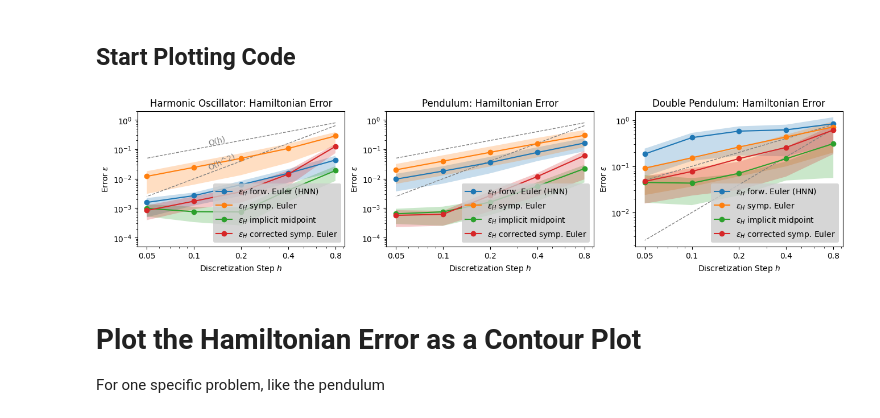
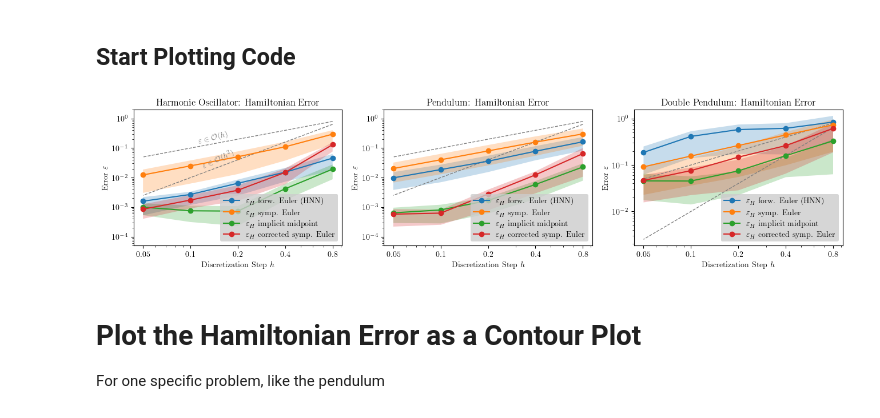
Before and after one commit to avinashkumar1987/symplectic-hnn, a Jupyter notebook: plot-hamiltonian-error.ipynb, the cells around one changed output. Saved outputs shown, nothing was run; the diff lists cells and outputs as text; code cells hidden in the pictures.

```diff
--- a/plot-hamiltonian-error.ipynb
+++ b/plot-hamiltonian-error.ipynb
@@ -72,15 +72,15 @@ def plot_herr(axes, args, legend_loc='lower right', annotate_slopes=False, clipy
         axes.set_ylim(.5e-4, 2)
 
     if annotate_slopes: # (fontsize=10)
-        axes.text(0.14, 0.14-0.02, 'O(h)',
-          color='grey', rotation=15, verticalalignment='bottom', horizontalalignment='center')
-        axes.text(0.15, 0.15**2-0.005, 'O(h^2)',
-          color='grey', rotation=25, verticalalignment='bottom', horizontalalignment='center')
+        # axes.text(0.14, 0.14-0.02, 'O(h)',
+        #   color='grey', rotation=15, verticalalignment='bottom', horizontalalignment='center')
+        # axes.text(0.15, 0.15**2-0.005, 'O(h^2)',
+        #   color='grey', rotation=25, verticalalignment='bottom', horizontalalignment='center')
 
-        # axes.text(0.14, 0.14-0.02, r'$\varepsilon \in \mathcal O(h)$',
-        #           color='grey', rotation=15, verticalalignment='bottom', horizontalalignment='center')
-        # axes.text(0.15, 0.15**2-0.005, r'$\varepsilon \in \mathcal O(h^2)$',
-        #           color='grey', rotation=25, verticalalignment='bottom', horizontalalignment='center')
+        axes.text(0.14, 0.14-0.02, r'$\varepsilon \in \mathcal O(h)$',
+                  color='grey', rotation=15, verticalalignment='bottom', horizontalalignment='center')
+        axes.text(0.15, 0.15**2-0.005, r'$\varepsilon \in \mathcal O(h^2)$',
+                  color='grey', rotation=25, verticalalignment='bottom', horizontalalignment='center')
 
     legend = axes.legend(loc=legend_loc)
     legend.get_frame().set_facecolor('0.8')  # fill the legend dark grey
@@ -123,28 +123,32 @@ default_args = get_args(lenient=True)
 # %%
 from visualize import print_method
 from visualize import print_name
+import matplotlib.pyplot as plt
+
+plt.rc('text', usetex=True)
+plt.rc('font', family='serif')
 
 
 golden_ratio = (5**.5 - 1) / 2
 # PLOT ALL TOGETHER
 fig, ((ax1, ax2, ax3)) = plt.subplots(1, 3, figsize=(16, 5*golden_ratio))
 fig.subplots_adjust(wspace=0.2, hspace=0.4)
 
 # plot_herr(ax1, default_args | {'name': 'spring'}, annotate_slopes=True, save_dir_prefix='/results/experiment-')
 # plot_herr(ax2, default_args | {'name': 'pendulum'}, save_dir_prefix='/results/experiment-')
 # plot_herr(ax3, default_args | {'name': 'double-pendulum'}, clipy=False, save_dir_prefix='/results/experiment-')
 
 plot_herr(ax1, default_args | {'name': 'spring'}, annotate_slopes=True, save_dir_prefix='/experiment-')
 plot_herr(ax2, default_args | {'name': 'pendulum'}, save_dir_prefix='/experiment-')
 plot_herr(ax3, default_args | {'name': 'double-pendulum'}, clipy=False, save_dir_prefix='/experiment-')
 
 
 #plot_herr(ax3, default_args | {'name': 'twobody'})
 #plot_herr(ax4, default_args | {'name': 'fput'})
 
 #fig.savefig("hamiltonian-error.pdf", format='pdf', bbox_inches='tight')
 # %% [output]
-[figure, old version]
+[figure, new version]
 # %% [markdown]
 # Plot the Hamiltonian Error as a Contour Plot
 
```
